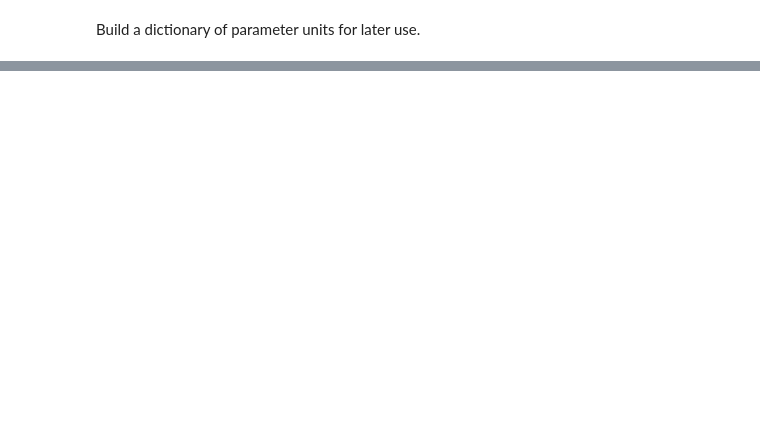
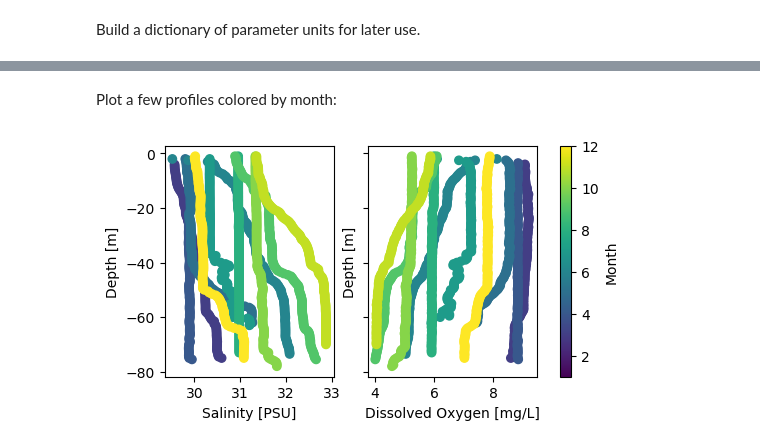
Before and after one commit to SASlabgroup/CEWA590-starter-codes, a Jupyter notebook: ctd/ctd_starter_code.ipynb, the cells around one changed output, grey strips where cells are left out. Cells and saved outputs as stored; diff of their text form; code cells hidden in the pictures; blank space fills up the shorter version.

```diff
--- a/ctd/ctd_starter_code.ipynb
+++ b/ctd/ctd_starter_code.ipynb
@@ -552,0 +152,16 @@ df.pivot(index='foo', columns='bar', values='baz')
+# %% [markdown]
+Plot a few profiles colored by month:
+# %%
+profile_plot_kwargs = dict(
+    norm=mpl.colors.Normalize(vmin=1, vmax=12),  # uniform colormap extent
+    cmap='viridis',
+    label_axes=True,
+)
+
+fig, ax = plt.subplots(1, 2, figsize =(6,3), sharey=True) #
+sc = plot_depth_profile_by_month(ctd_pivot['Salinity'], ax=ax[0], **profile_plot_kwargs)
+plot_depth_profile_by_month(ctd_pivot['Dissolved Oxygen'], ax=ax[1], **profile_plot_kwargs)
+
+cbar = fig.colorbar(sc, ax=ax, label='Month')
+# %% [output]
+[figure, added]
```
Also changed, not shown: parts of 60 cells of this notebook.
